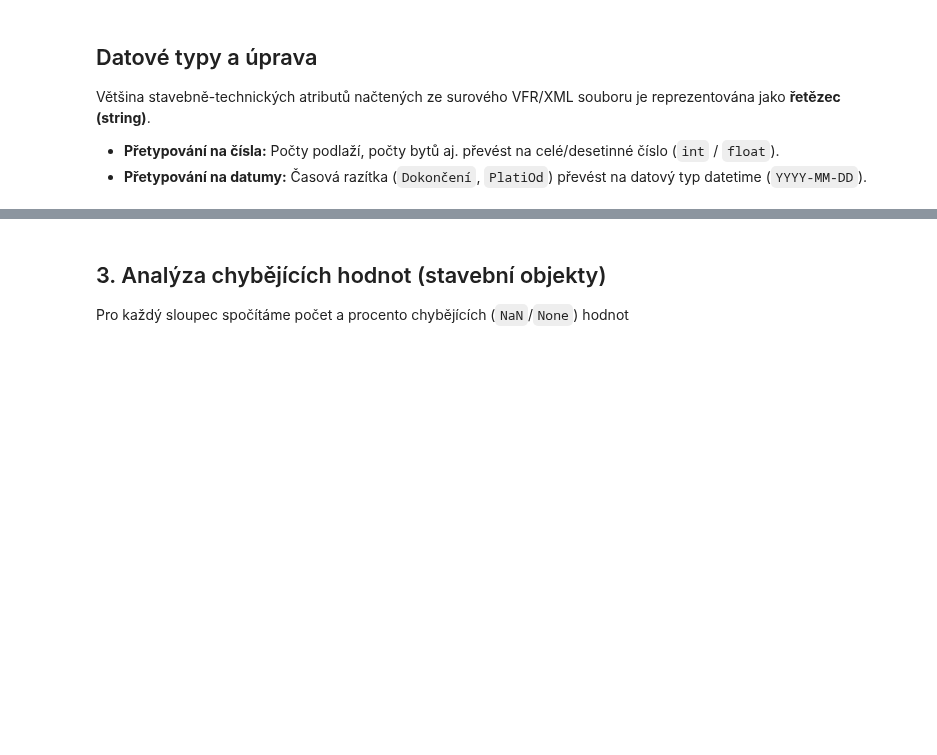
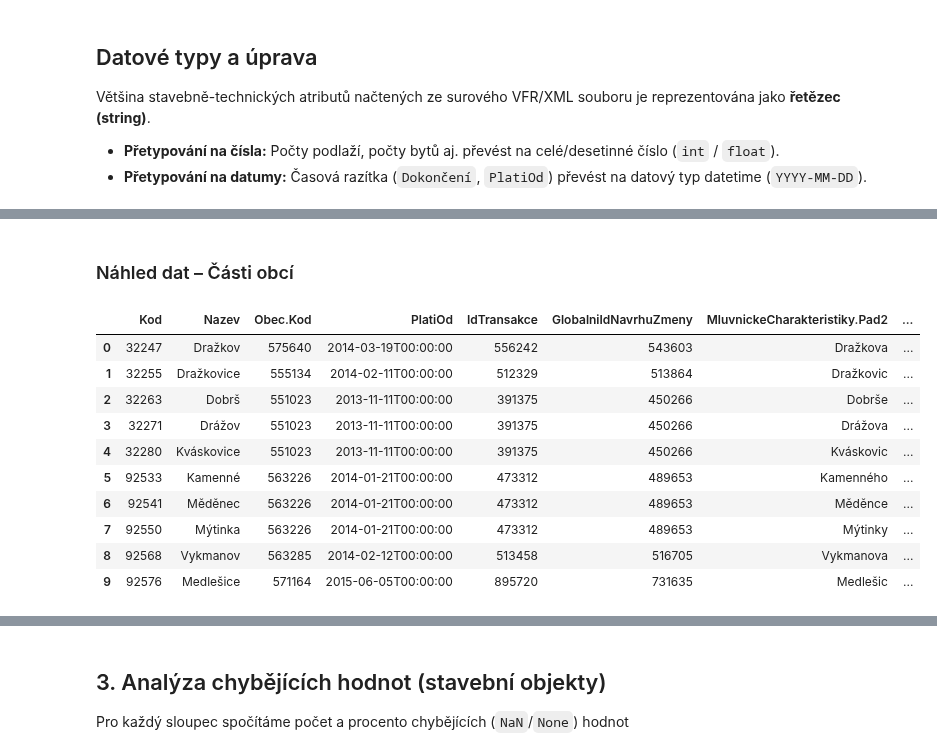
Before and after one commit to opendatalabcz/development-geodata, a Jupyter notebook: analyza/ruian_vfr_aktualni_profiling_stat.ipynb, the cells around one changed output, grey strips where cells are left out. Saved outputs shown, nothing was run; the diff lists cells and outputs as text; code cells hidden in the pictures; blank space fills up the shorter version.

```diff
--- a/analyza/ruian_vfr_aktualni_profiling_stat.ipynb
+++ b/analyza/ruian_vfr_aktualni_profiling_stat.ipynb
@@ -219,9 +219,9 @@ for name, path in entity_paths.items():
     dfs[name] = elements_to_df(els)
     print(f"{name:20s} {len(els):6d} záznamů  |  {dfs[name].shape[1]:3d} atributů")
 
-df_so   = dfs.get("StavebniObjekty")
-df_ami  = dfs.get("AdresniMista")
-df_ulice = dfs.get("Ulice")
+df_zsj   = dfs.get("Zsj")
+df_katastralni_uzemi = dfs.get("KatastralniUzemi")
+df_casti_obci = dfs.get("CastiObci")
 df_obce = dfs.get("Obce")
 # %% [output]
 Staty                     1 záznamů  |    9 atributů
@@ -390,0 +389,16 @@ df_so.head(10)
+# %% [markdown]
+### Náhled dat – Části obcí
+# %%
+df_casti_obci.head(10)
+# %% [output]
+|  | Kod | Nazev | Obec.Kod | PlatiOd | IdTransakce | GlobalniIdNavrhuZmeny | MluvnickeCharakteristiky.Pad2 | ... |
+| 0 | 32247 | Dražkov | 575640 | 2014-03-19T00:00:00 | 556242 | 543603 | Dražkova | ... |
+| 1 | 32255 | Dražkovice | 555134 | 2014-02-11T00:00:00 | 512329 | 513864 | Dražkovic | ... |
+| 2 | 32263 | Dobrš | 551023 | 2013-11-11T00:00:00 | 391375 | 450266 | Dobrše | ... |
+| 3 | 32271 | Drážov | 551023 | 2013-11-11T00:00:00 | 391375 | 450266 | Drážova | ... |
+| 4 | 32280 | Kváskovice | 551023 | 2013-11-11T00:00:00 | 391375 | 450266 | Kváskovic | ... |
+| 5 | 92533 | Kamenné | 563226 | 2014-01-21T00:00:00 | 473312 | 489653 | Kamenného | ... |
+| 6 | 92541 | Měděnec | 563226 | 2014-01-21T00:00:00 | 473312 | 489653 | Měděnce | ... |
+| 7 | 92550 | Mýtinka | 563226 | 2014-01-21T00:00:00 | 473312 | 489653 | Mýtinky | ... |
+| 8 | 92568 | Vykmanov | 563285 | 2014-02-12T00:00:00 | 513458 | 516705 | Vykmanova | ... |
+| 9 | 92576 | Medlešice | 571164 | 2015-06-05T00:00:00 | 895720 | 731635 | Medlešic | ... |
```
Also changed, not shown: parts of 8 cells of this notebook, 6 other files.
